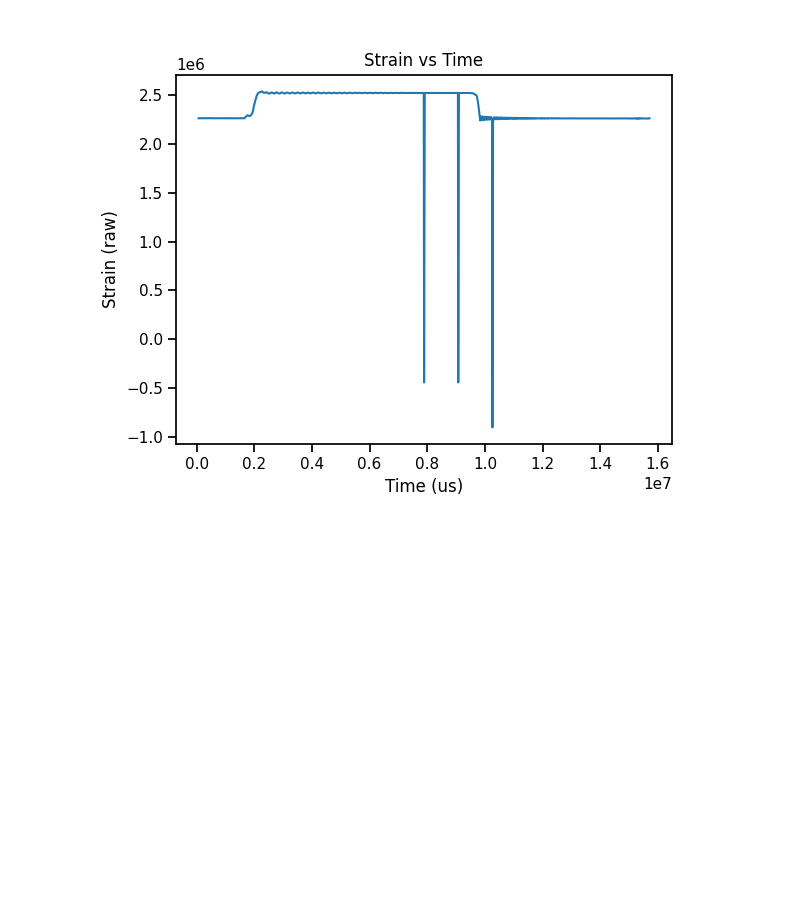
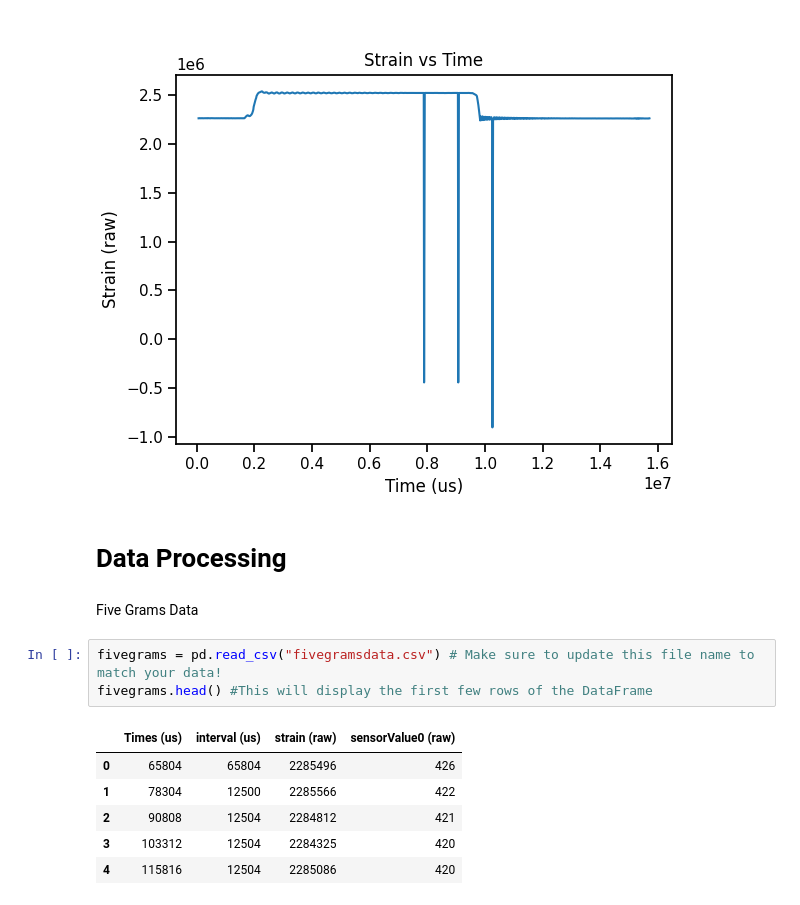
Before and after one commit to mylaz16/geng360-serra, a Jupyter notebook: Lab 4 - Beam/StrainMeasurment.ipynb, the cells around one changed output. Drawn from its saved outputs; the diff is of its cells as text; blank space fills up the shorter version.

Commit message:
strain processing troubleshoot

```diff
--- a/Lab 4 - Beam/StrainMeasurment.ipynb
+++ b/Lab 4 - Beam/StrainMeasurment.ipynb
@@ -326,3 +326,17 @@ mplcursors.cursor(hover=False)  # Enable interactive cursor for data point selec
 plt.show()
 # %% [output]
 [figure]
+# %% [markdown]
+# Data Processing
+# %% [markdown]
+Five Grams Data
+# %%
+fivegrams = pd.read_csv("fivegramsdata.csv") # Make sure to update this file name to match your data!
+fivegrams.head() #This will display the first few rows of the DataFrame
+# %% [output]
+|  | Times (us) | interval (us) | strain (raw) | sensorValue0 (raw) |
+| 0 | 65804 | 65804 | 2285496 | 426 |
+| 1 | 78304 | 12500 | 2285566 | 422 |
+| 2 | 90808 | 12504 | 2284812 | 421 |
+| 3 | 103312 | 12504 | 2284325 | 420 |
+| 4 | 115816 | 12504 | 2285086 | 420 |
```
Also changed, not shown: parts of 2 cells of this notebook.
